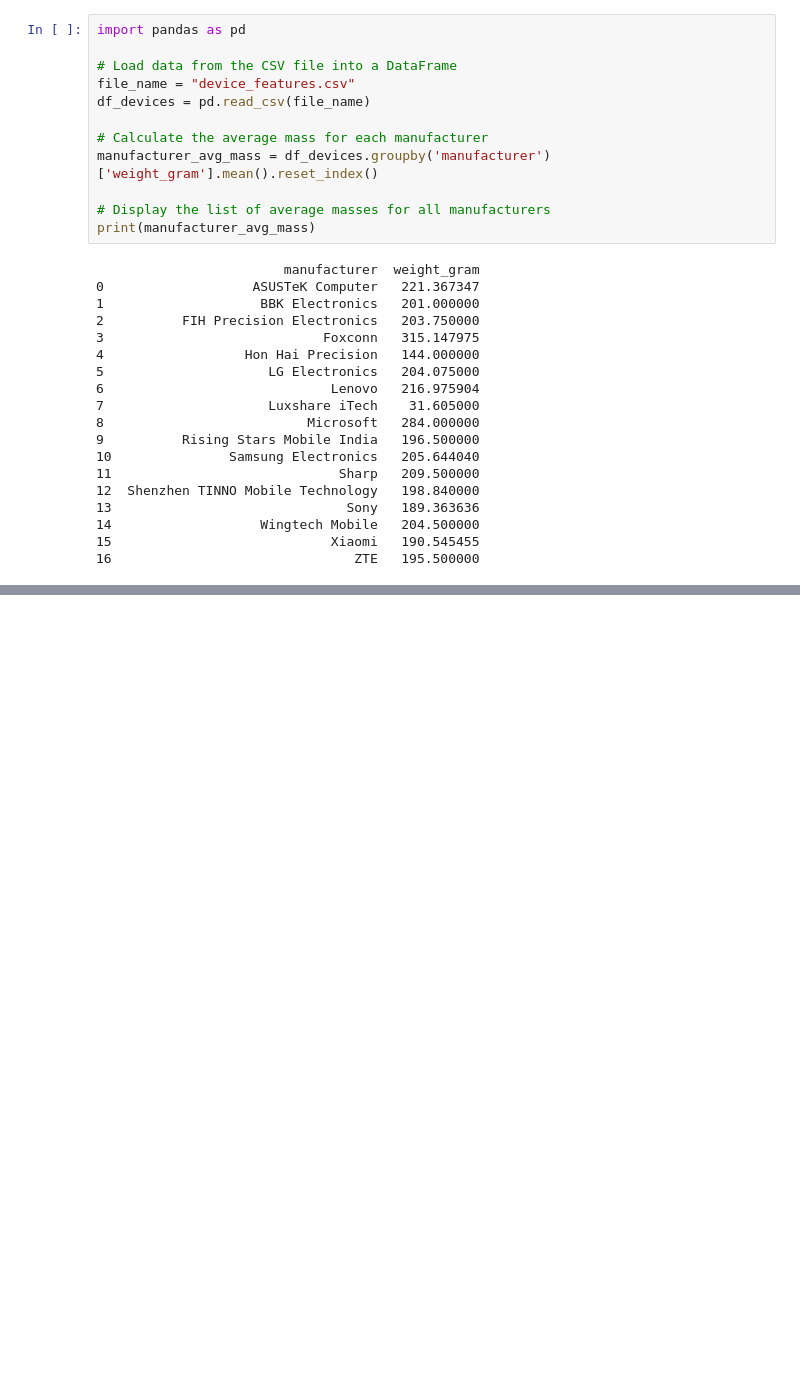
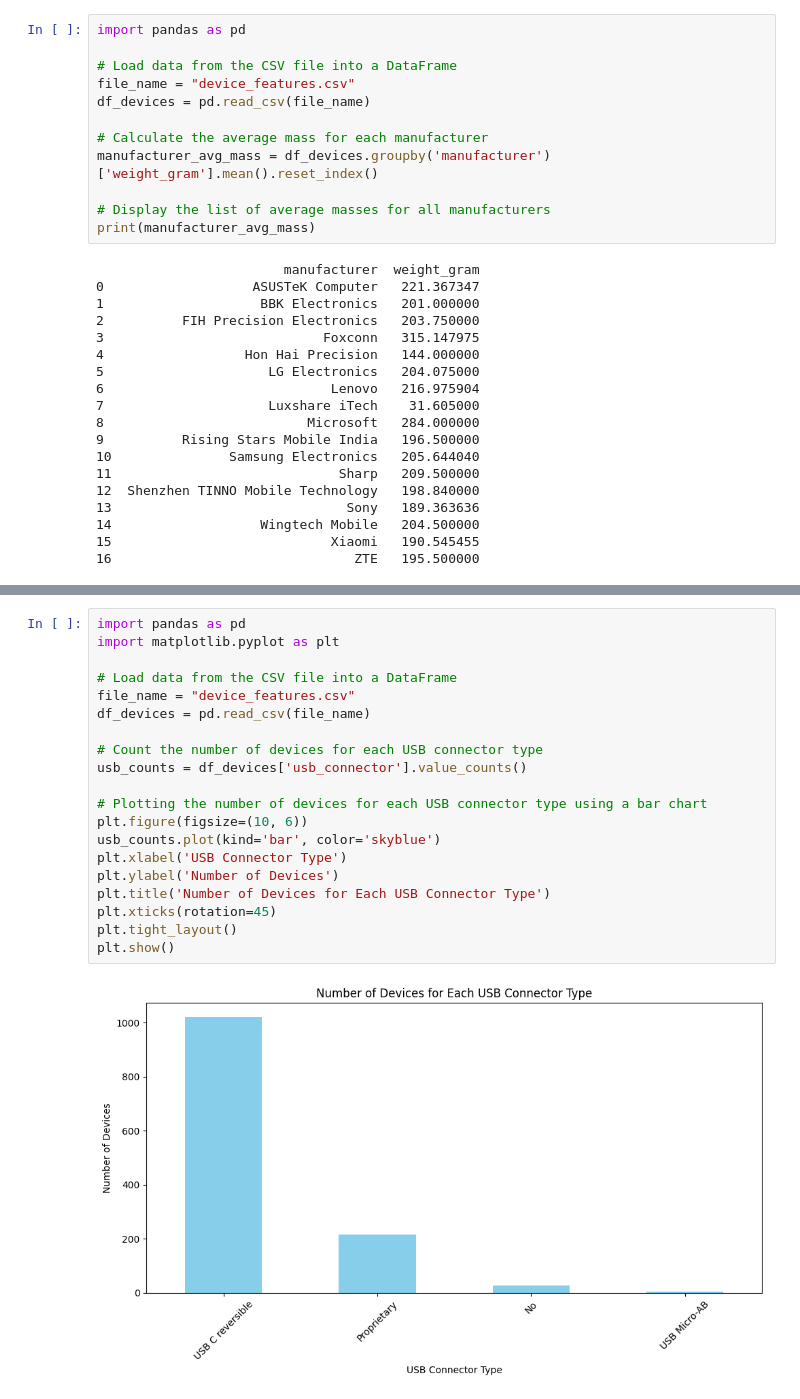
Before and after one commit to OlabisiOmobulejo/COM728, a Jupyter notebook: COM728_AE1_omobulejo_olabisi/Untitled1.ipynb, the cells around one changed output, grey strips where cells are left out. Drawn from its saved outputs; the diff is of its cells as text; blank space fills up the shorter version.

```diff
--- a/COM728_AE1_omobulejo_olabisi/Untitled1.ipynb
+++ b/COM728_AE1_omobulejo_olabisi/Untitled1.ipynb
@@ -330,0 +388,22 @@ ModuleNotFoundError: No module named 'matplotlib'
+# %%
+import pandas as pd
+import matplotlib.pyplot as plt
+
+# Load data from the CSV file into a DataFrame
+file_name = "device_features.csv"
+df_devices = pd.read_csv(file_name)
+
+# Count the number of devices for each USB connector type
+usb_counts = df_devices['usb_connector'].value_counts()
+
+# Plotting the number of devices for each USB connector type using a bar chart
+plt.figure(figsize=(10, 6))
+usb_counts.plot(kind='bar', color='skyblue')
+plt.xlabel('USB Connector Type')
+plt.ylabel('Number of Devices')
+plt.title('Number of Devices for Each USB Connector Type')
+plt.xticks(rotation=45)
+plt.tight_layout()
+plt.show()
+# %% [output]
+[figure, added]
```
Also changed, not shown: parts of 13 cells of this notebook.
